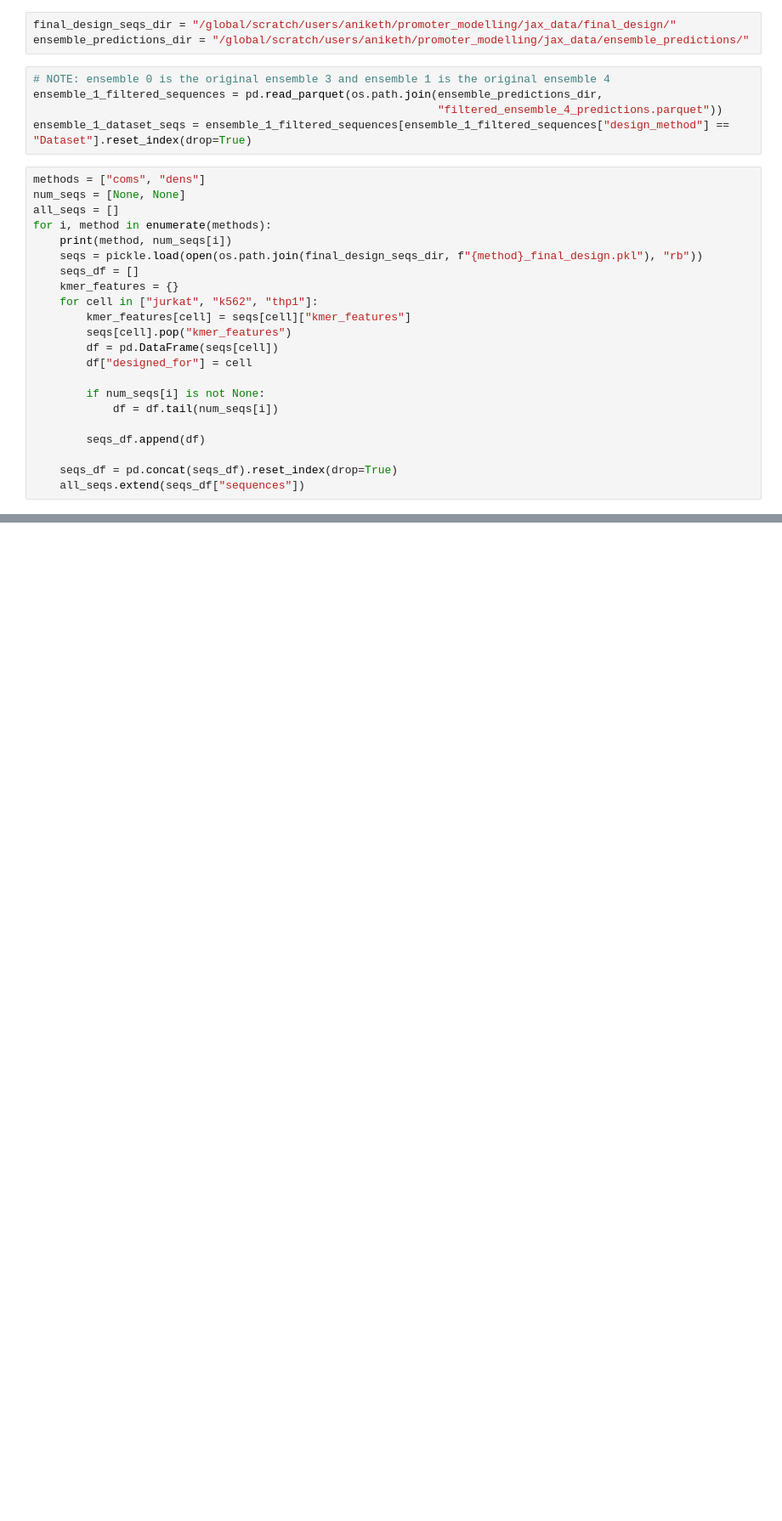
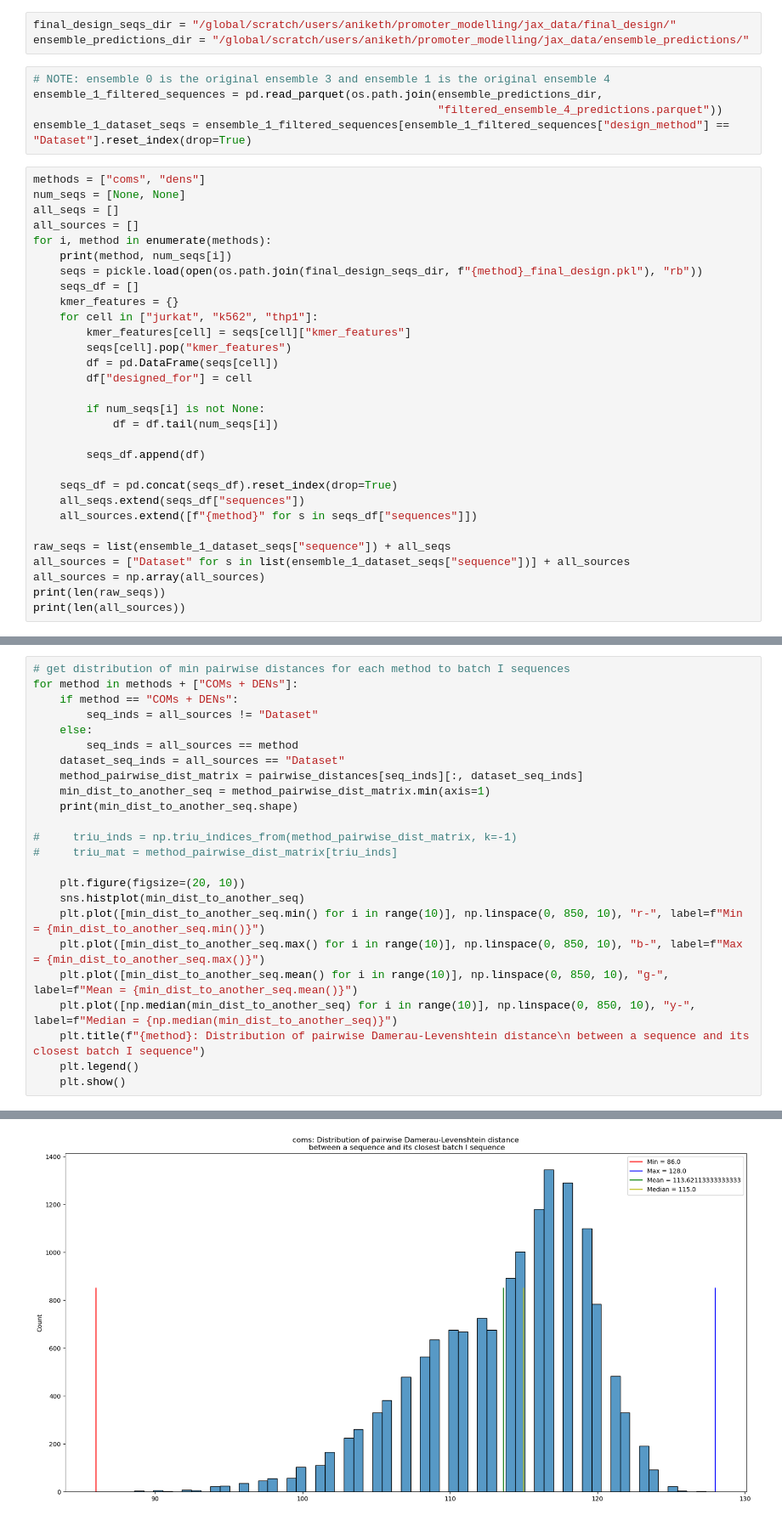
Before and after one commit to young-geng/promoter_design, a Jupyter notebook: promoter/QC2_edit_distance_diversity.ipynb, the cells around one changed output, grey strips where cells are left out. Shown: that part at 85% size. Saved outputs shown, nothing was run; the diff lists cells and outputs as text; blank space fills up the shorter version.

```diff
--- a/promoter/QC2_edit_distance_diversity.ipynb
+++ b/promoter/QC2_edit_distance_diversity.ipynb
@@ -29,6 +29,7 @@ ensemble_1_dataset_seqs = ensemble_1_filtered_sequences[ensemble_1_filtered_sequ
 methods = ["coms", "dens"]
 num_seqs = [None, None]
 all_seqs = []
+all_sources = []
 for i, method in enumerate(methods):
     print(method, num_seqs[i])
     seqs = pickle.load(open(os.path.join(final_design_seqs_dir, f"{method}_final_design.pkl"), "rb"))
@@ -47,6 +48,13 @@ for i, method in enumerate(methods):
 
     seqs_df = pd.concat(seqs_df).reset_index(drop=True)
     all_seqs.extend(seqs_df["sequences"])
+    all_sources.extend([f"{method}" for s in seqs_df["sequences"]])
+
+raw_seqs = list(ensemble_1_dataset_seqs["sequence"]) + all_seqs
+all_sources = ["Dataset" for s in list(ensemble_1_dataset_seqs["sequence"])] + all_sources
+all_sources = np.array(all_sources)
+print(len(raw_seqs))
+print(len(all_sources))
 # %% [output]
 coms None
 dens None
@@ -62,0 +132,25 @@ np.save(os.path.join(final_design_seqs_dir, f"raw_seqs"), raw_seqs)
+# %%
+# get distribution of min pairwise distances for each method to batch I sequences
+for method in methods + ["COMs + DENs"]:
+    if method == "COMs + DENs":
+        seq_inds = all_sources != "Dataset"
+    else:
+        seq_inds = all_sources == method
+    dataset_seq_inds = all_sources == "Dataset"
+    method_pairwise_dist_matrix = pairwise_distances[seq_inds][:, dataset_seq_inds]
+    min_dist_to_another_seq = method_pairwise_dist_matrix.min(axis=1)
+    print(min_dist_to_another_seq.shape)
+
+#     triu_inds = np.triu_indices_from(method_pairwise_dist_matrix, k=-1)
+#     triu_mat = method_pairwise_dist_matrix[triu_inds]
+
+    plt.figure(figsize=(20, 10))
+    sns.histplot(min_dist_to_another_seq)
+    plt.plot([min_dist_to_another_seq.min() for i in range(10)], np.linspace(0, 850, 10), "r-", label=f"Min = {min_dist_to_another_seq.min()}")
+    plt.plot([min_dist_to_another_seq.max() for i in range(10)], np.linspace(0, 850, 10), "b-", label=f"Max = {min_dist_to_another_seq.max()}")
+    plt.plot([min_dist_to_another_seq.mean() for i in range(10)], np.linspace(0, 850, 10), "g-", label=f"Mean = {min_dist_to_another_seq.mean()}")
+    plt.plot([np.median(min_dist_to_another_seq) for i in range(10)], np.linspace(0, 850, 10), "y-", label=f"Median = {np.median(min_dist_to_another_seq)}")
+    plt.title(f"{method}: Distribution of pairwise Damerau-Levenshtein distance\n between a sequence and its closest batch I sequence")
+    plt.legend()
+    plt.show()
+# %% [output]
@@ -62,0 +158 @@ np.save(os.path.join(final_design_seqs_dir, f"raw_seqs"), raw_seqs)
+[figure, added]
```
Also changed, not shown: parts of 9 cells of this notebook, 2 other files.
